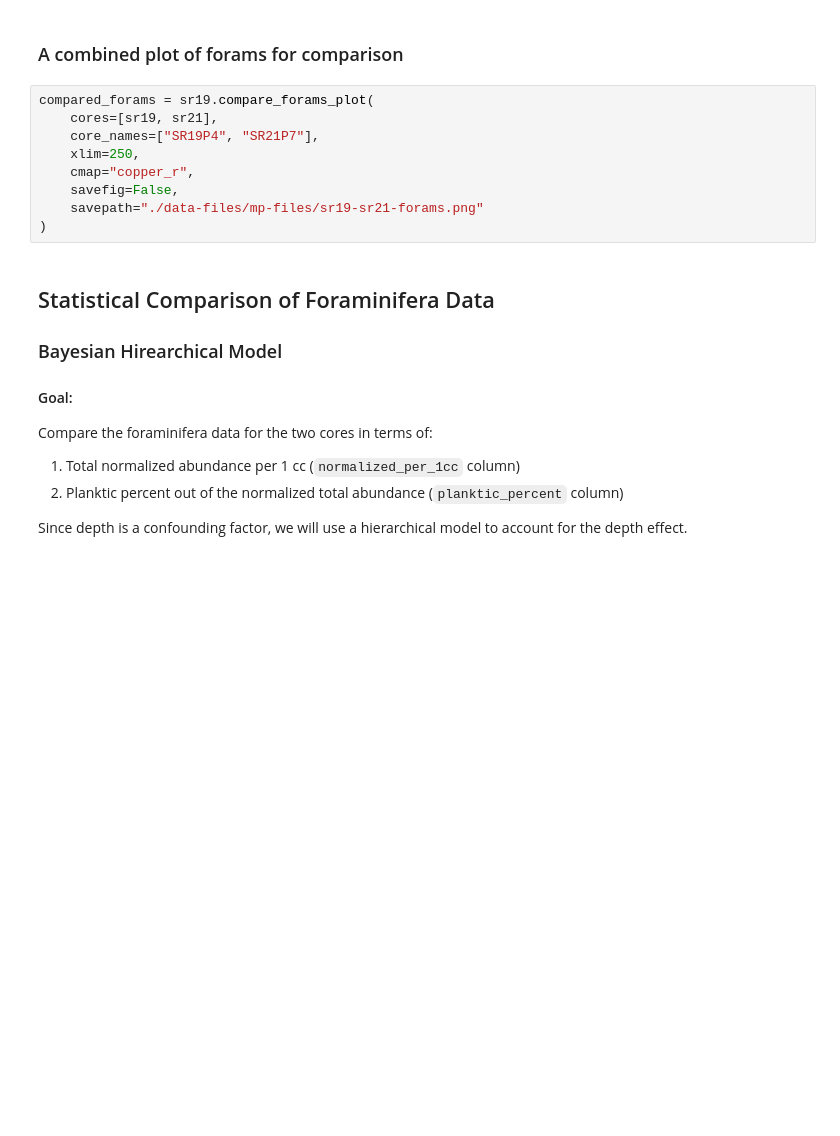
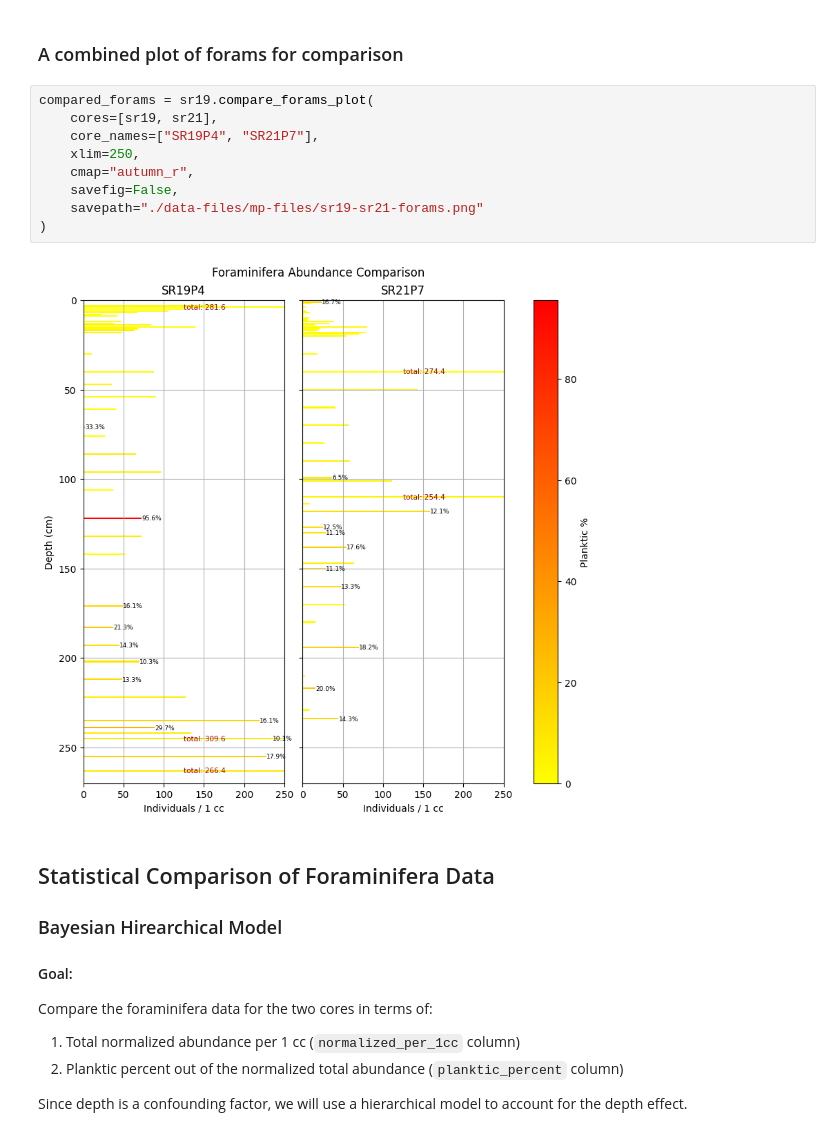
Before and after one commit to jvseds/SedLab, a Jupyter notebook: forams.ipynb, the cells around one changed output. Saved outputs shown, nothing was run; the diff lists cells and outputs as text; blank space fills up the shorter version.

```diff
--- a/forams.ipynb
+++ b/forams.ipynb
@@ -41,12 +43,14 @@ benthic_comp_plot = sr19.plot_benthic(cores=[sr19, sr21], core_names=["SR19P4",
 # %%
 compared_forams = sr19.compare_forams_plot(
     cores=[sr19, sr21],
     core_names=["SR19P4", "SR21P7"],
     xlim=250,
-    cmap="copper_r",
+    cmap="autumn_r",
     savefig=False,
     savepath="./data-files/mp-files/sr19-sr21-forams.png"
 )
+# %% [output]
+[figure, added]
 # %% [markdown]
 ## Statistical Comparison of Foraminifera Data
 
```
Also changed, not shown: parts of 2 cells of this notebook, 1 other file.
